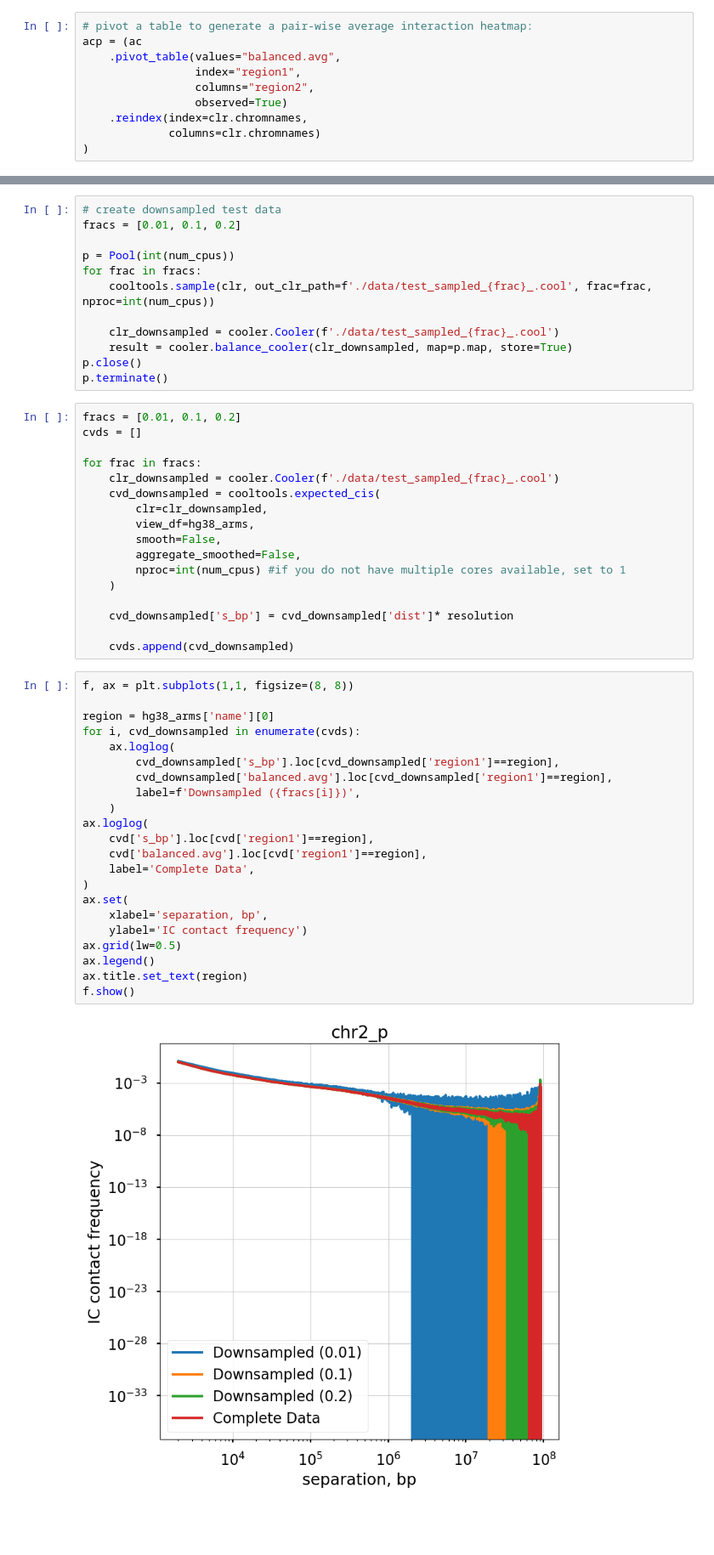
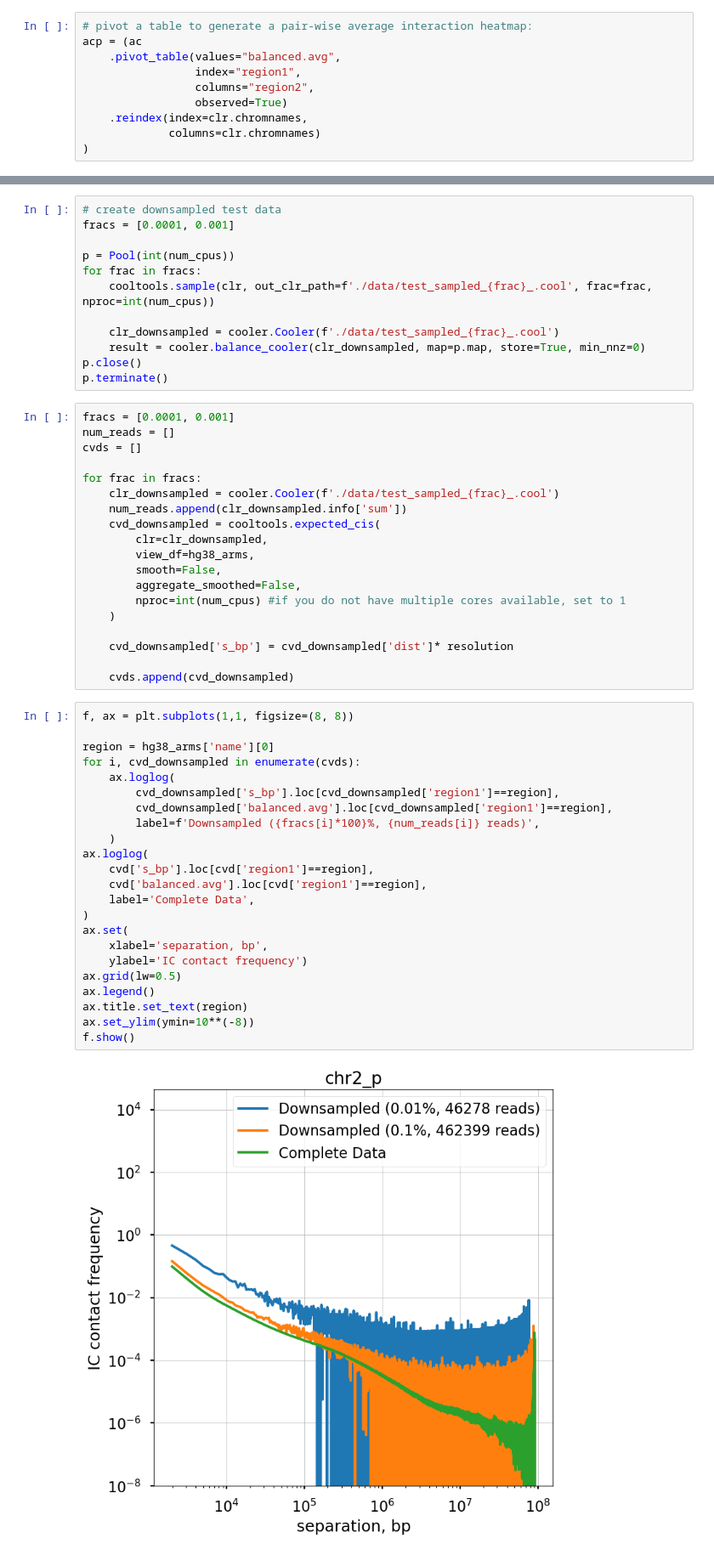
Before and after one commit to open2c/open2c_examples, a Jupyter notebook: contacts_vs_distance.ipynb, the cells around one changed output, grey strips where cells are left out. Shown at 85% size. Cells and saved outputs as stored; diff of their text form; blank space fills up the shorter version.

Commit message:
add some comments and find downsample fraction that show shift

```diff
--- a/contacts_vs_distance.ipynb
+++ b/contacts_vs_distance.ipynb
@@ -381,21 +379,23 @@ To check the potential influence of sequencing coverage on calculating the P(s)
 # %%
 # create downsampled test data
-fracs = [0.01, 0.1, 0.2]
+fracs = [0.0001, 0.001]
 
 p = Pool(int(num_cpus))
 for frac in fracs:
     cooltools.sample(clr, out_clr_path=f'./data/test_sampled_{frac}_.cool', frac=frac, nproc=int(num_cpus))
 
     clr_downsampled = cooler.Cooler(f'./data/test_sampled_{frac}_.cool')
-    result = cooler.balance_cooler(clr_downsampled, map=p.map, store=True)
+    result = cooler.balance_cooler(clr_downsampled, map=p.map, store=True, min_nnz=0)
 p.close()
 p.terminate()
 # %%
-fracs = [0.01, 0.1, 0.2]
+fracs = [0.0001, 0.001]
+num_reads = []
 cvds = []
 
 for frac in fracs:
     clr_downsampled = cooler.Cooler(f'./data/test_sampled_{frac}_.cool')
+    num_reads.append(clr_downsampled.info['sum'])
     cvd_downsampled = cooltools.expected_cis(
         clr=clr_downsampled,
         view_df=hg38_arms,
@@ -410,25 +410,26 @@ for frac in fracs:
 # %%
 f, ax = plt.subplots(1,1, figsize=(8, 8))
 
 region = hg38_arms['name'][0]
 for i, cvd_downsampled in enumerate(cvds):
     ax.loglog(
         cvd_downsampled['s_bp'].loc[cvd_downsampled['region1']==region],
         cvd_downsampled['balanced.avg'].loc[cvd_downsampled['region1']==region],
-        label=f'Downsampled ({fracs[i]})',
+        label=f'Downsampled ({fracs[i]*100}%, {num_reads[i]} reads)',
     )
 ax.loglog(
     cvd['s_bp'].loc[cvd['region1']==region],
     cvd['balanced.avg'].loc[cvd['region1']==region],
     label='Complete Data',
 )
 ax.set(
     xlabel='separation, bp',
     ylabel='IC contact frequency')
 ax.grid(lw=0.5)
 ax.legend()
 ax.title.set_text(region)
+ax.set_ylim(ymin=10**(-8))
 f.show()
 # %% [output]
-[figure, old version]
+[figure, new version]
 # %%
```
Also changed, not shown: parts of 5 cells of this notebook, 1 other file.
